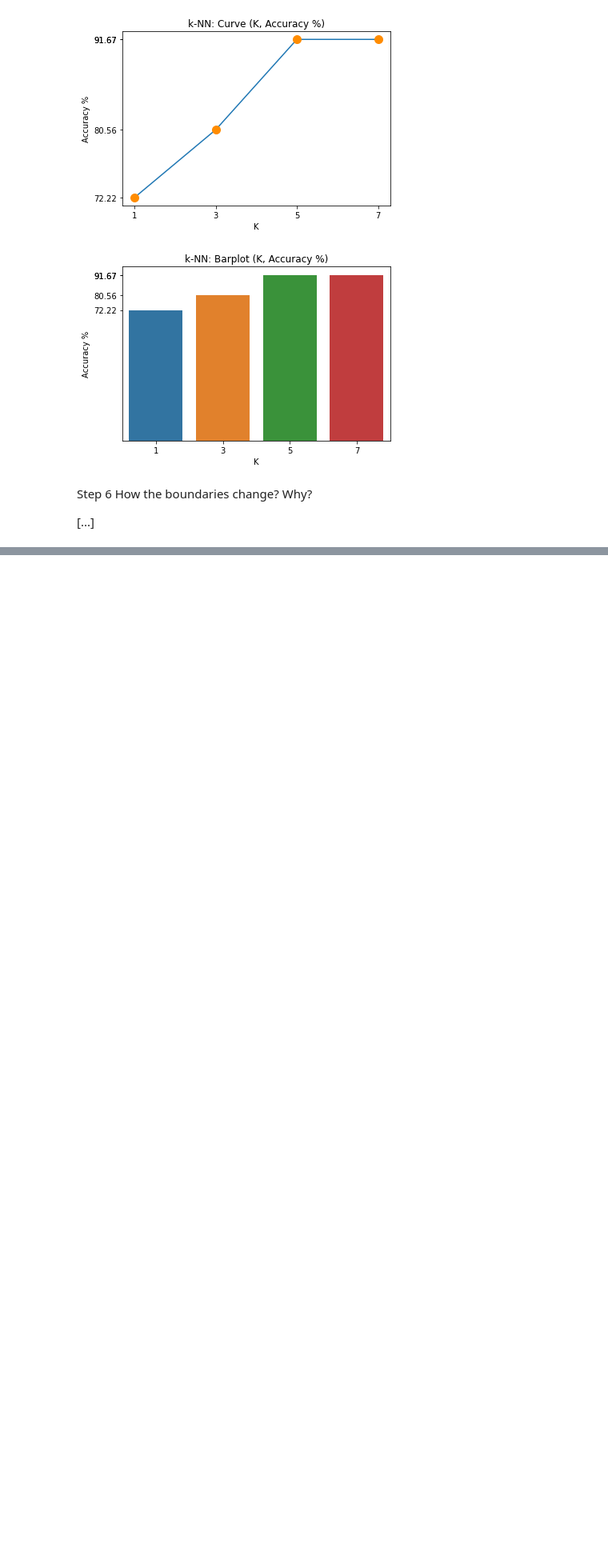
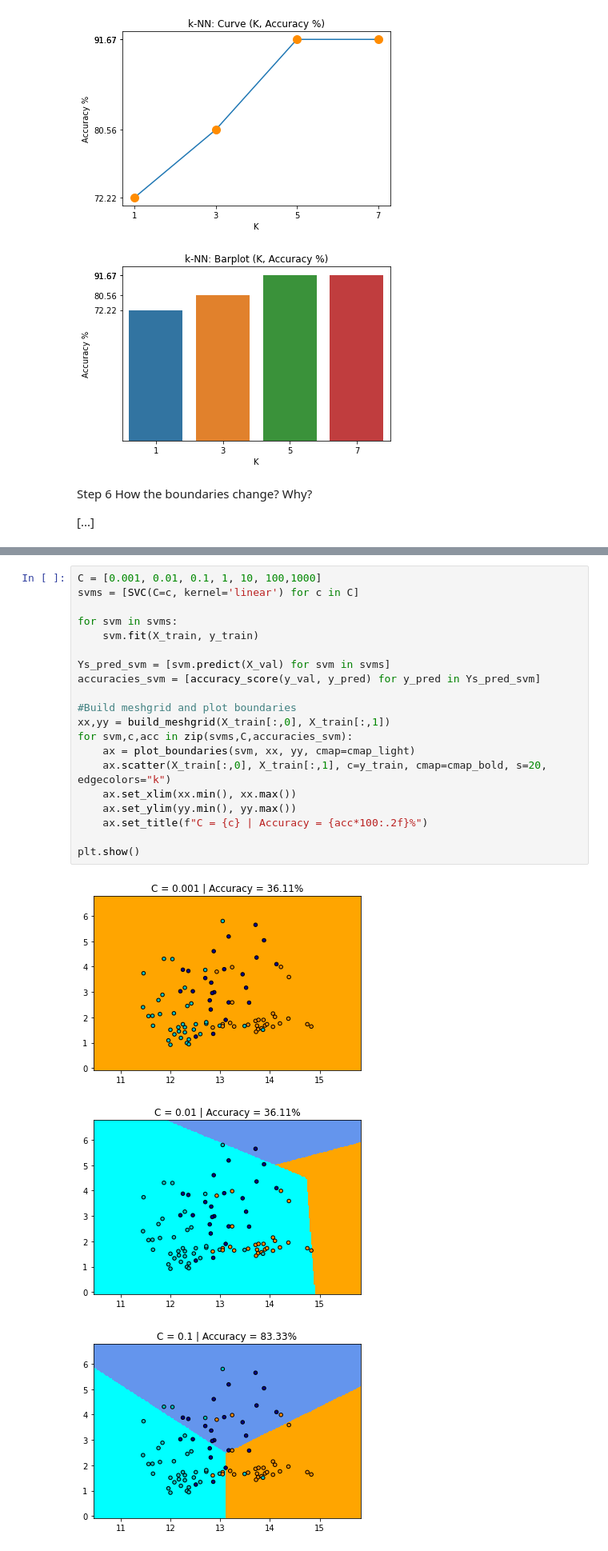
Before and after one commit to lore-lml/machine-learning2020-hw1, a Jupyter notebook: solution.ipynb, the cells around one changed output, grey strips where cells are left out. Shown: that part at 80% size. Cells and saved outputs as stored; diff of their text form; blank space fills up the shorter version.

```diff
--- a/solution.ipynb
+++ b/solution.ipynb
@@ -147,0 +141,24 @@ print(best_knn.score(X_test, y_test))
+# %%
+C = [0.001, 0.01, 0.1, 1, 10, 100,1000]
+svms = [SVC(C=c, kernel='linear') for c in C]
+
+for svm in svms:
+    svm.fit(X_train, y_train)
+
+Ys_pred_svm = [svm.predict(X_val) for svm in svms]
+accuracies_svm = [accuracy_score(y_val, y_pred) for y_pred in Ys_pred_svm]
+
+#Build meshgrid and plot boundaries
+xx,yy = build_meshgrid(X_train[:,0], X_train[:,1])
+for svm,c,acc in zip(svms,C,accuracies_svm):
+    ax = plot_boundaries(svm, xx, yy, cmap=cmap_light)
+    ax.scatter(X_train[:,0], X_train[:,1], c=y_train, cmap=cmap_bold, s=20, edgecolors="k")
+    ax.set_xlim(xx.min(), xx.max())
+    ax.set_ylim(yy.min(), yy.max())
+    ax.set_title(f"C = {c} | Accuracy = {acc*100:.2f}%")
+
+plt.show()
+# %% [output]
+[figure, added]
+[figure, added]
+[figure, added]
```
Also changed, not shown: parts of 23 cells of this notebook.
